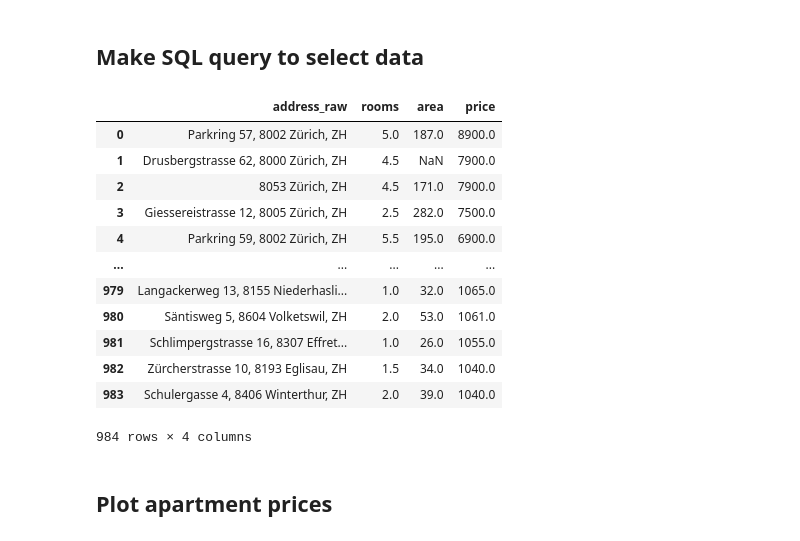
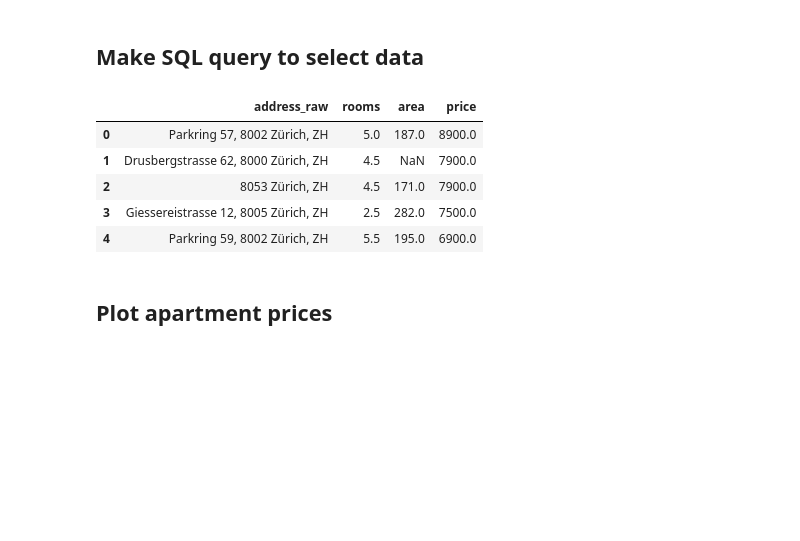
Before and after one commit to simonschmid30/python_postgresql_pgadmin, a Jupyter notebook: postgres_apartment_data.ipynb, the cells around one changed output. Drawn from its saved outputs; the diff is of its cells as text; code cells hidden in the pictures; blank space fills up the shorter version.

```diff
--- a/postgres_apartment_data.ipynb
+++ b/postgres_apartment_data.ipynb
@@ -122,37 +126,30 @@ orders
 # %%
 # Create SQLAlchemy Engine
 engine = create_engine(db_connection_url)
 
 # Write data to table
 df_sub = pd.read_sql_query('''SELECT
                                  address_raw,
                                  rooms,
                                  area,
                                  price
                               FROM apartment_table
                               WHERE price >= 1000
                               ORDER BY price DESC;''',
                           con=engine)
 
 # Dispose the engine
 engine.dispose()
 
 # Show the data
-df_sub
+df_sub.head().head()
 # %% [output]
 |  | address_raw | rooms | area | price |
 | 0 | Parkring 57, 8002 Zürich, ZH | 5.0 | 187.0 | 8900.0 |
 | 1 | Drusbergstrasse 62, 8000 Zürich, ZH | 4.5 | NaN | 7900.0 |
 | 2 | 8053 Zürich, ZH | 4.5 | 171.0 | 7900.0 |
 | 3 | Giessereistrasse 12, 8005 Zürich, ZH | 2.5 | 282.0 | 7500.0 |
 | 4 | Parkring 59, 8002 Zürich, ZH | 5.5 | 195.0 | 6900.0 |
-| ... | ... | ... | ... | ... |
-| 979 | Langackerweg 13, 8155 Niederhasli... | 1.0 | 32.0 | 1065.0 |
-| 980 | Säntisweg 5, 8604 Volketswil, ZH | 2.0 | 53.0 | 1061.0 |
-| 981 | Schlimpergstrasse 16, 8307 Effret... | 1.0 | 26.0 | 1055.0 |
-| 982 | Zürcherstrasse 10, 8193 Eglisau, ZH | 1.5 | 34.0 | 1040.0 |
-| 983 | Schulergasse 4, 8406 Winterthur, ZH | 2.0 | 39.0 | 1040.0 |
-984 rows × 4 columns
 # %% [markdown]
 ## Plot apartment prices
 # %%
```
Also changed, not shown: parts of 17 cells of this notebook, 1 other file.
